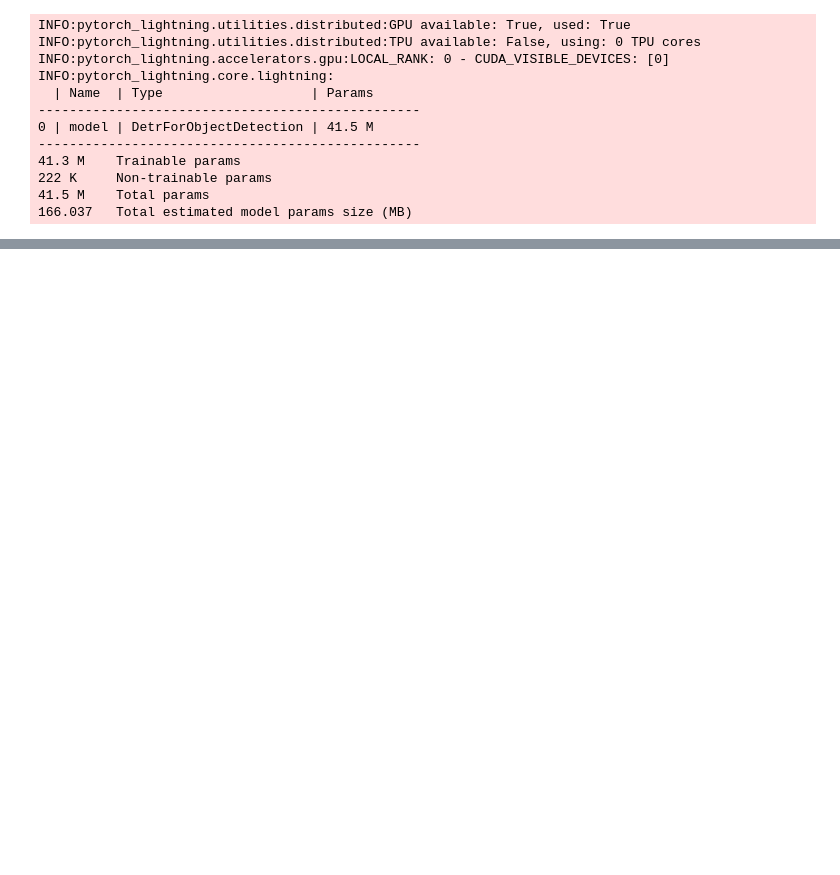
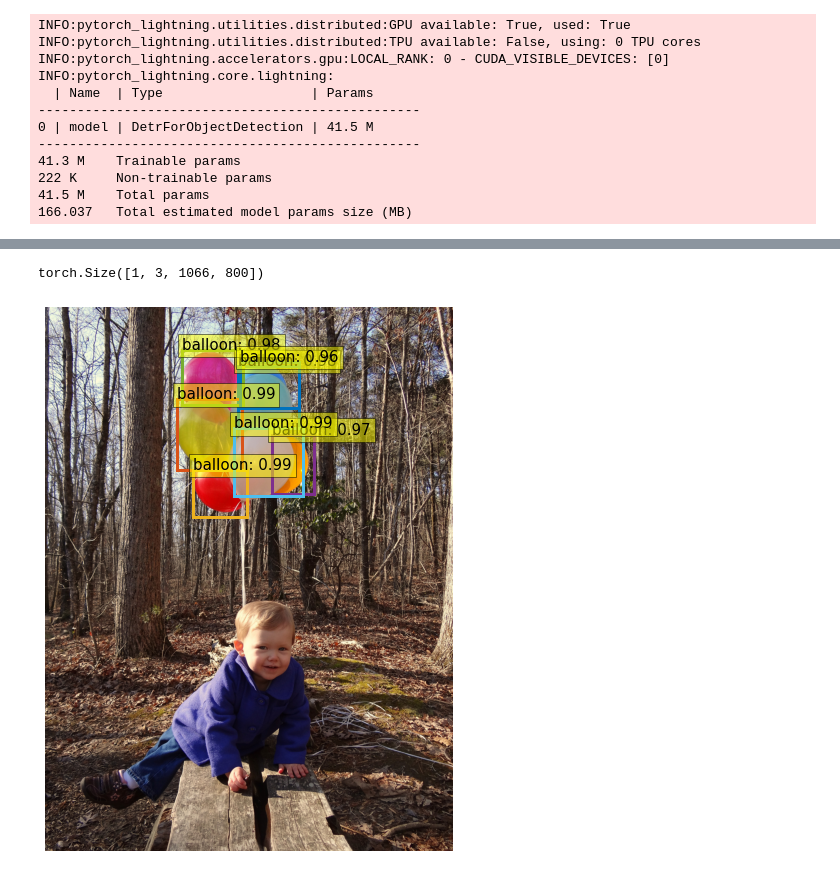
Before and after one commit to sholtodouglas/artificial_graphics, a Jupyter notebook: DETR test.ipynb, the cells around one changed output, grey strips where cells are left out. Cells and saved outputs as stored; diff of their text form; code cells hidden in the pictures; blank space fills up the shorter version.

```diff
--- a/DETR test.ipynb
+++ b/DETR test.ipynb
@@ -266,3 +266,7 @@ reload(lib)
 reload(lib.DETR)
 # %% [output]
 <module 'lib.DETR' from '/content/artificial_graphics/lib/DETR.py'>
+# %%
+import wandb
+wandb.init(project="artificial_graphics_v3")
+wandb.run.name = args.run_name
@@ -367,3 +385,7 @@ INFO:pytorch_lightning.core.lightning:
 222 K     Non-trainable params
 41.5 M    Total params
 166.037   Total estimated model params size (MB)
+# %%
+device = torch.device("cuda" if torch.cuda.is_available() else "cpu")
+model.to(device)
+# model.eval()
@@ -369,0 +410,8 @@ INFO:pytorch_lightning.core.lightning:
+# %%
+pixel_values, target = val_dataset[1]
+pixel_values = pixel_values.unsqueeze(0).to(device)
+print(pixel_values.shape)
+# forward pass to get class logits and bounding boxes
+outputs = model(pixel_values=pixel_values, pixel_mask=None)
+# %% [output]
+torch.Size([1, 3, 1066, 800])
@@ -369,0 +453,19 @@ INFO:pytorch_lightning.core.lightning:
+# %%
+def visualize_predictions(image, outputs, threshold=0.9):
+  # keep only predictions with confidence >= threshold
+  probas = outputs.logits.softmax(-1)[0, :, :-1]
+  keep = probas.max(-1).values > threshold
+
+  # convert predicted boxes from [0; 1] to image scales
+  bboxes_scaled = rescale_bboxes(outputs.pred_boxes[0, keep].cpu(), image.size)
+
+  # plot results
+  plot_results(image, probas[keep], bboxes_scaled)
+# %%
+image_id = target['image_id'].item()
+image = val_dataset.coco.loadImgs(image_id)[0]
+image = Image.open(os.path.join(f'{DATA_BASE}/val', image['file_name']))
+
+visualize_predictions(image, outputs)
+# %% [output]
+[figure, added]
```
Also changed, not shown: parts of 4 cells of this notebook.
